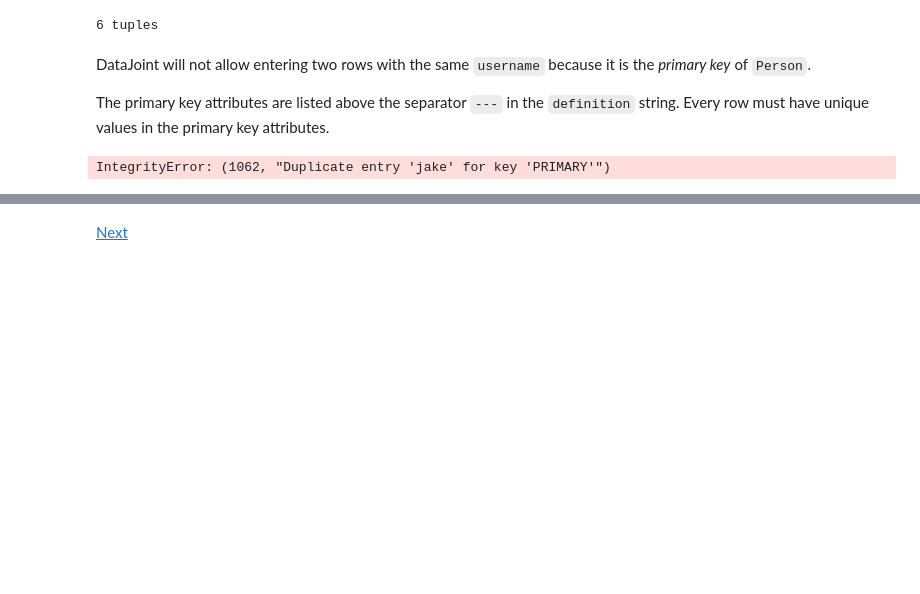
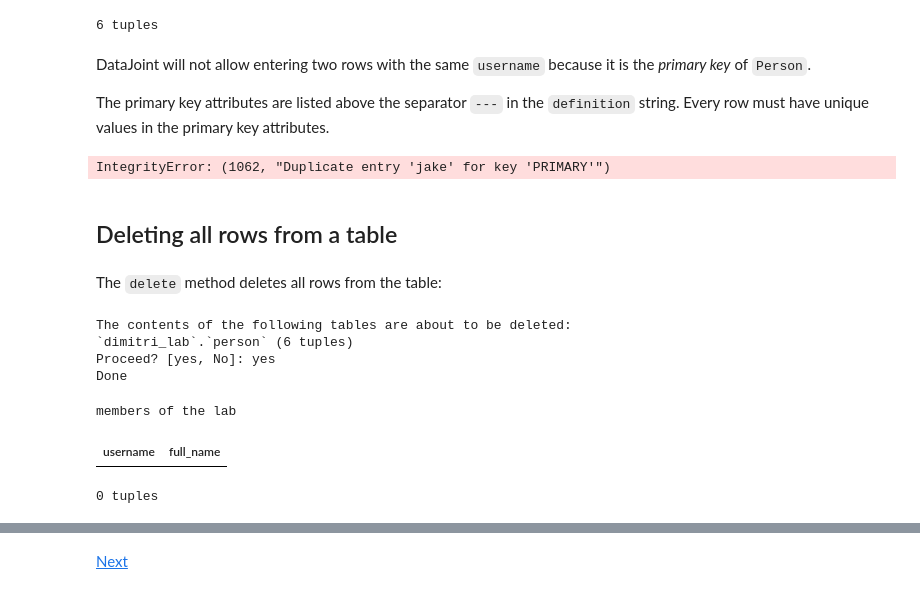
Before and after one commit to datajoint/datajoint-python, a Jupyter notebook: tutorial-notebooks/Primer02.ipynb, the cells around one changed output, grey strips where cells are left out. Drawn from its saved outputs; the diff is of its cells as text; code cells hidden in the pictures; blank space fills up the shorter version.

```diff
--- a/tutorial-notebooks/Primer02.ipynb
+++ b/tutorial-notebooks/Primer02.ipynb
@@ -81,3 +84,20 @@ The primary key attributes are listed above the separator `---` in the `definiti
 Person().insert1(('jake', 'Jacob W'))
 # %% [output]
 IntegrityError: (1062, "Duplicate entry 'jake' for key 'PRIMARY'")
+# %% [markdown]
+## Deleting all rows from a table
+# %% [markdown]
+The `delete` method deletes all rows from the table:
+# %%
+Person().delete()
+# %% [output]
+The contents of the following tables are about to be deleted:
+`dimitri_lab`.`person` (6 tuples)
+Proceed? [yes, No]: yes
+Done
+# %%
+Person()
+# %% [output]
+members of the lab
+| username | full_name |
+0 tuples
```
Also changed, not shown: parts of 6 cells of this notebook, 5 other files.
